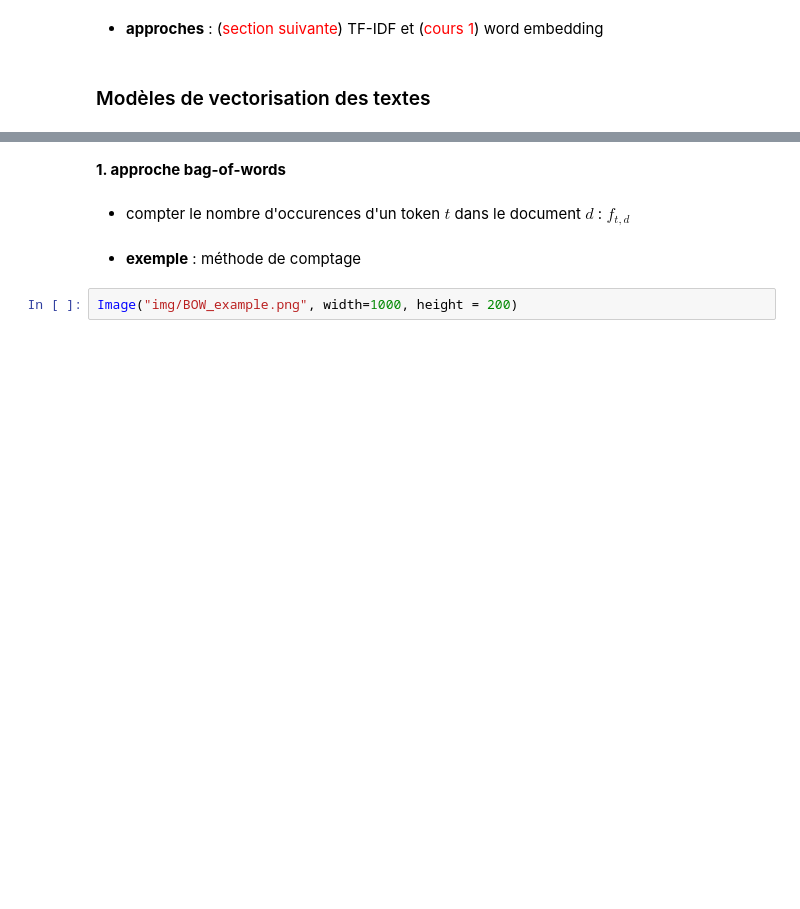
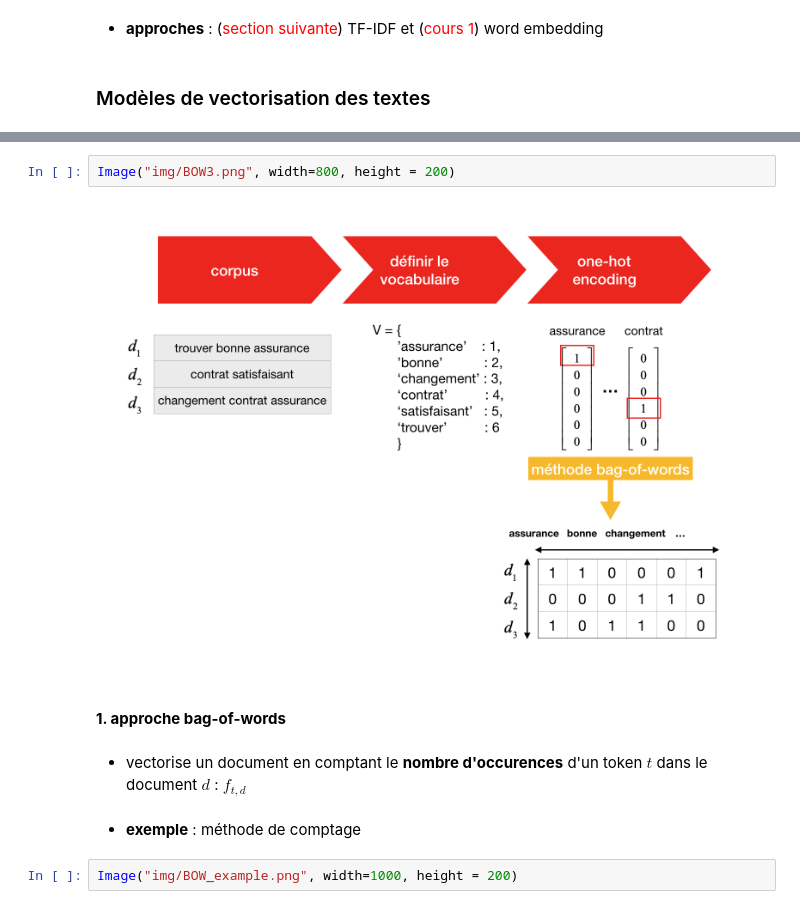
Before and after one commit to curiousML/DSA, a Jupyter notebook: text_mining/introduction/Introduction.ipynb, the cells around one changed output, grey strips where cells are left out. Cells and saved outputs as stored; diff of their text form; blank space fills up the shorter version.

```diff
--- a/text_mining/introduction/Introduction.ipynb
+++ b/text_mining/introduction/Introduction.ipynb
@@ -226,7 +252,11 @@ Image("img/MLtext.png", width=600, height = 200)
+# %%
+Image("img/BOW3.png", width=800, height = 200)
+# %% [output]
+[figure, added]
 # %% [markdown]
 **1. approche bag-of-words**
 # %% [markdown]
-- compter le nombre d'occurences d'un token $t$ dans le document $d$ : $f_{t,d}$
+- vectorise un document en comptant le **nombre d'occurences** d'un token $t$ dans le document $d$ : $f_{t,d}$
 # %% [markdown]
 - **exemple** : méthode de comptage
 # %%
```
Also changed, not shown: parts of 7 cells of this notebook, 11 other files.
